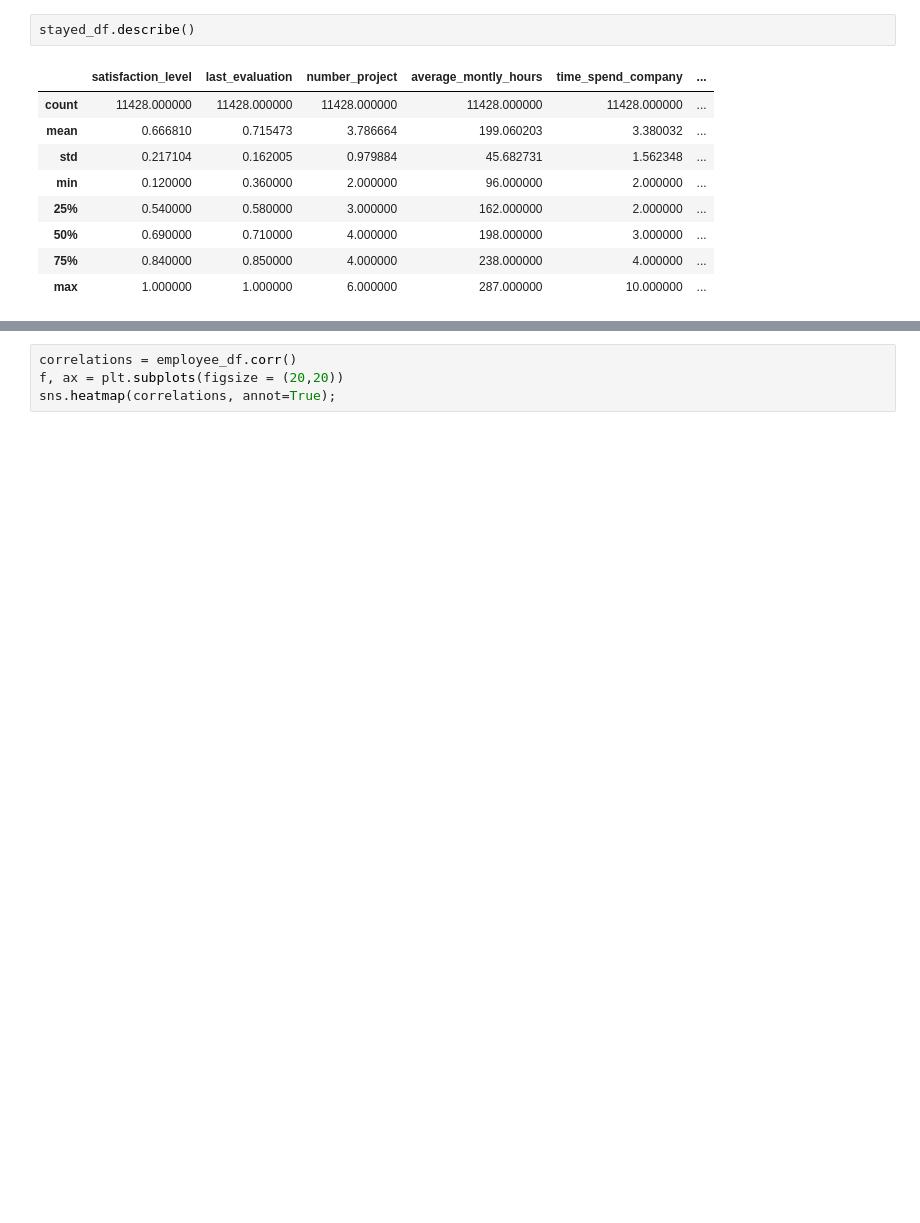
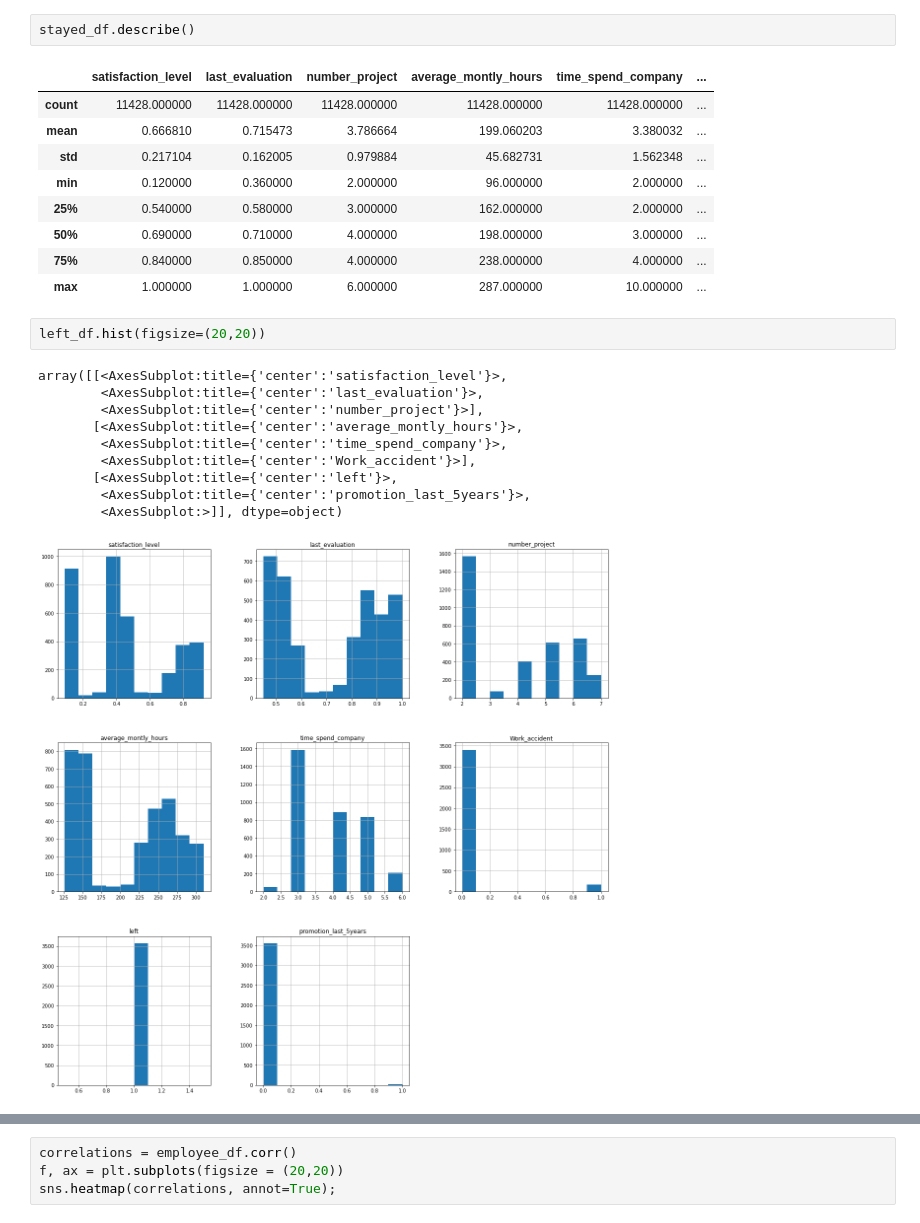
Before and after one commit to afonsoalrocha/resignation-prevention, a Jupyter notebook: resignation-prevention.ipynb, the cells around one changed output, grey strips where cells are left out. Cells and saved outputs as stored; diff of their text form; blank space fills up the shorter version.

```diff
--- a/resignation-prevention.ipynb
+++ b/resignation-prevention.ipynb
@@ -109,3 +97,16 @@ stayed_df.describe()
 | 50% | 0.690000 | 0.710000 | 4.000000 | 198.000000 | 3.000000 | ... |
 | 75% | 0.840000 | 0.850000 | 4.000000 | 238.000000 | 4.000000 | ... |
 | max | 1.000000 | 1.000000 | 6.000000 | 287.000000 | 10.000000 | ... |
+# %%
+left_df.hist(figsize=(20,20))
+# %% [output]
+array([[<AxesSubplot:title={'center':'satisfaction_level'}>,
+        <AxesSubplot:title={'center':'last_evaluation'}>,
+        <AxesSubplot:title={'center':'number_project'}>],
+       [<AxesSubplot:title={'center':'average_montly_hours'}>,
+        <AxesSubplot:title={'center':'time_spend_company'}>,
+        <AxesSubplot:title={'center':'Work_accident'}>],
+       [<AxesSubplot:title={'center':'left'}>,
+        <AxesSubplot:title={'center':'promotion_last_5years'}>,
+        <AxesSubplot:>]], dtype=object)
+[figure, added]
```
Also changed, not shown: parts of 16 cells of this notebook.
